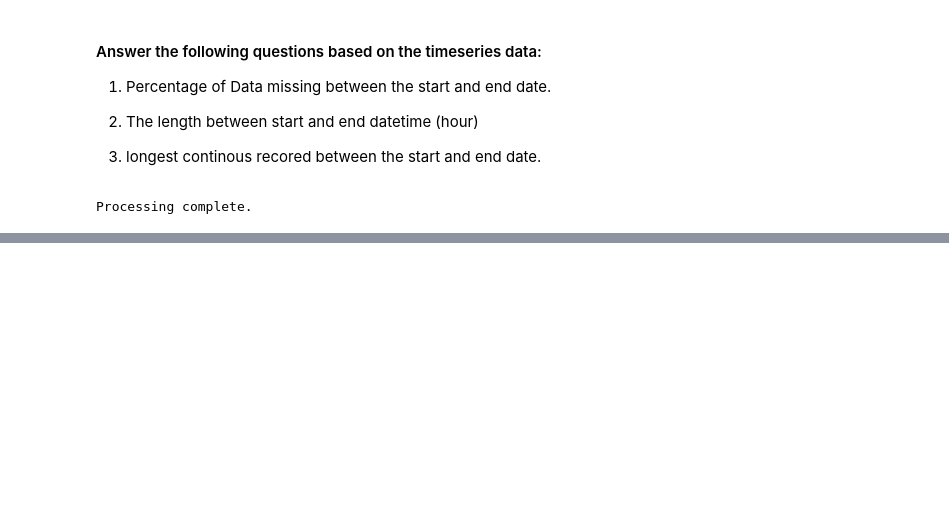
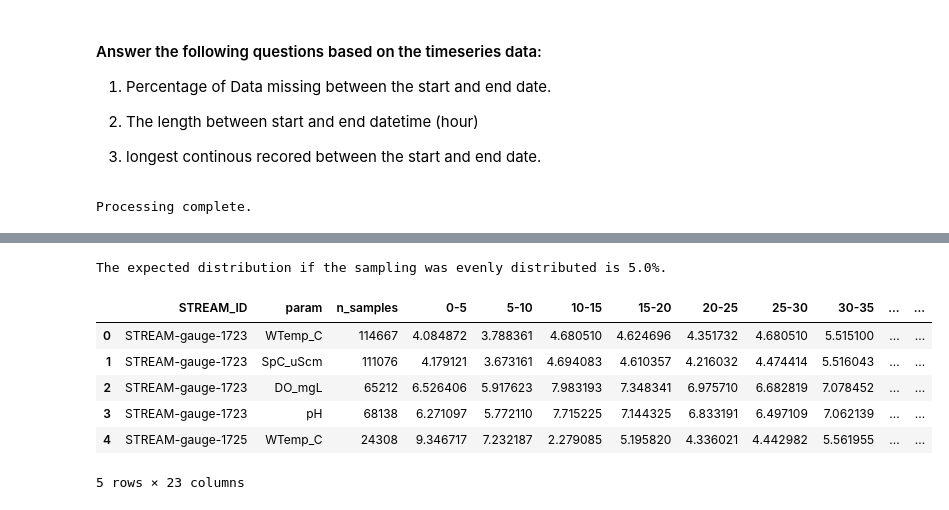
Before and after one commit to jtkemper/stream-analysis, a Jupyter notebook: temporal_statistics.ipynb, the cells around one changed output, grey strips where cells are left out. Drawn from its saved outputs; the diff is of its cells as text; code cells hidden in the pictures; blank space fills up the shorter version.

```diff
--- a/temporal_statistics.ipynb
+++ b/temporal_statistics.ipynb
@@ -222,0 +154,30 @@ db['drainagearea_sqkm'].isna().sum()
+# %%
+# iterate over each row and calculate
+for i, row in md_wide.iterrows():
+    site = row['STREAM_ID']
+    wq_para_data = pd.read_csv(water_quality_filepath+site+'.csv')
+    q_data  = pd.read_csv(discharge_filepath+site+'.csv')
+
+    # Determine distribution of flow. This should be done with a longer period of record, but for now we will leave it.
+    #bins = [0, 0.05, 0.25, 0.5, 0.75, 0.95, 100]
+    bins = [0.1, 0.9]
+    Q_percentiles = np.concatenate([[q_data['Q_m3s'].min()],
+                                    np.quantile(q_data['Q_m3s'], bins),
+                                    [q_data['Q_m3s'].max()]])
+    # Identify which parameters are available
+    wq_params = [col for col in wq_para_data.columns
+                 if col != 'DateTime' and not col.startswith('Flag_')]
+    for param in wq_params:
+        wq_para_i = wq_para_data[['DateTime', param]].copy()
+        wq_para_i.dropna(subset = [param], inplace=True)
+        wq_para_i = wq_para_i.merge(q_data, on='DateTime', how='left')
+
+        # Binning the sample flow pased on percentile
+        wq_para_i['bins'] = pd.cut(wq_para_i['Q_m3s'],
+                                   Q_percentiles,
+                                   include_lowest=True)
+        wq_para_i['bins'].count()
+
+        # Determine distribution of params in the flow
+        Q_percentiles_sample = np.quantile(wq_para_i['Q_m3s'],
+                                           bins)
@@ -222,0 +313,23 @@ db['drainagearea_sqkm'].isna().sum()
+# %%
+# Organizing the dataframe
+WQ_Q_binned_results = pd.DataFrame(results)
+WQ_Q_binned_fractions = WQ_Q_binned_results[bin_labels].div(WQ_Q_binned_results['n_samples'], axis=0)*100
+
+WQ_Q_binned_fractions.insert(0, 'STREAM_ID', df_results['STREAM_ID'])
+WQ_Q_binned_fractions.insert(1, 'param', df_results['param'])
+WQ_Q_binned_fractions.insert(2, 'n_samples', df_results['n_samples'])
+
+# Expected distribution
+expected = 1.0 / n_bins
+print(f"The expected distribution if the sampling was evenly distributed is {expected*100}%.")
+
+WQ_Q_binned_fractions.head()
+# %% [output]
+The expected distribution if the sampling was evenly distributed is 5.0%.
+|  | STREAM_ID | param | n_samples | 0-5 | 5-10 | 10-15 | 15-20 | 20-25 | 25-30 | 30-35 | ... | ... |
+| 0 | STREAM-gauge-1723 | WTemp_C | 114667 | 4.084872 | 3.788361 | 4.680510 | 4.624696 | 4.351732 | 4.680510 | 5.515100 | ... | ... |
+| 1 | STREAM-gauge-1723 | SpC_uScm | 111076 | 4.179121 | 3.673161 | 4.694083 | 4.610357 | 4.216032 | 4.474414 | 5.516043 | ... | ... |
+| 2 | STREAM-gauge-1723 | DO_mgL | 65212 | 6.526406 | 5.917623 | 7.983193 | 7.348341 | 6.975710 | 6.682819 | 7.078452 | ... | ... |
+| 3 | STREAM-gauge-1723 | pH | 68138 | 6.271097 | 5.772110 | 7.715225 | 7.144325 | 6.833191 | 6.497109 | 7.062139 | ... | ... |
+| 4 | STREAM-gauge-1725 | WTemp_C | 24308 | 9.346717 | 7.232187 | 2.279085 | 5.195820 | 4.336021 | 4.442982 | 5.561955 | ... | ... |
+5 rows × 23 columns
```
Also changed, not shown: parts of 14 cells of this notebook, 2 other files.
